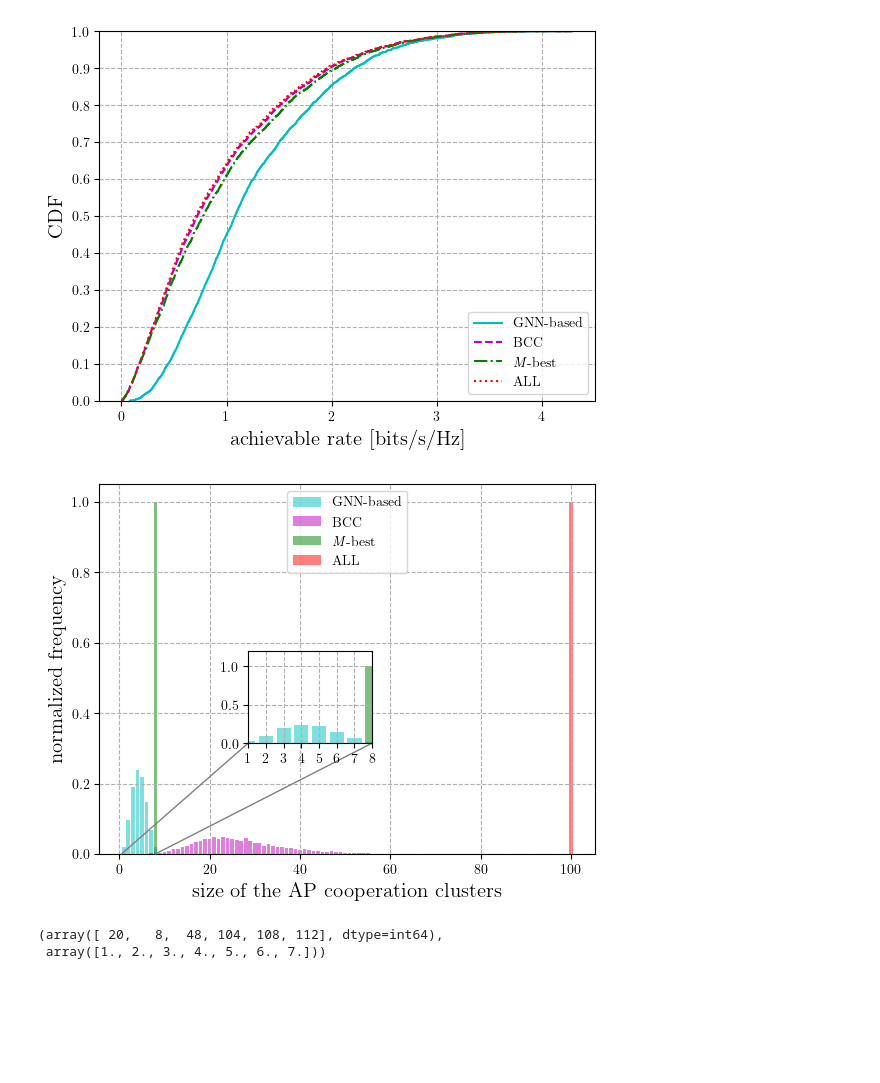
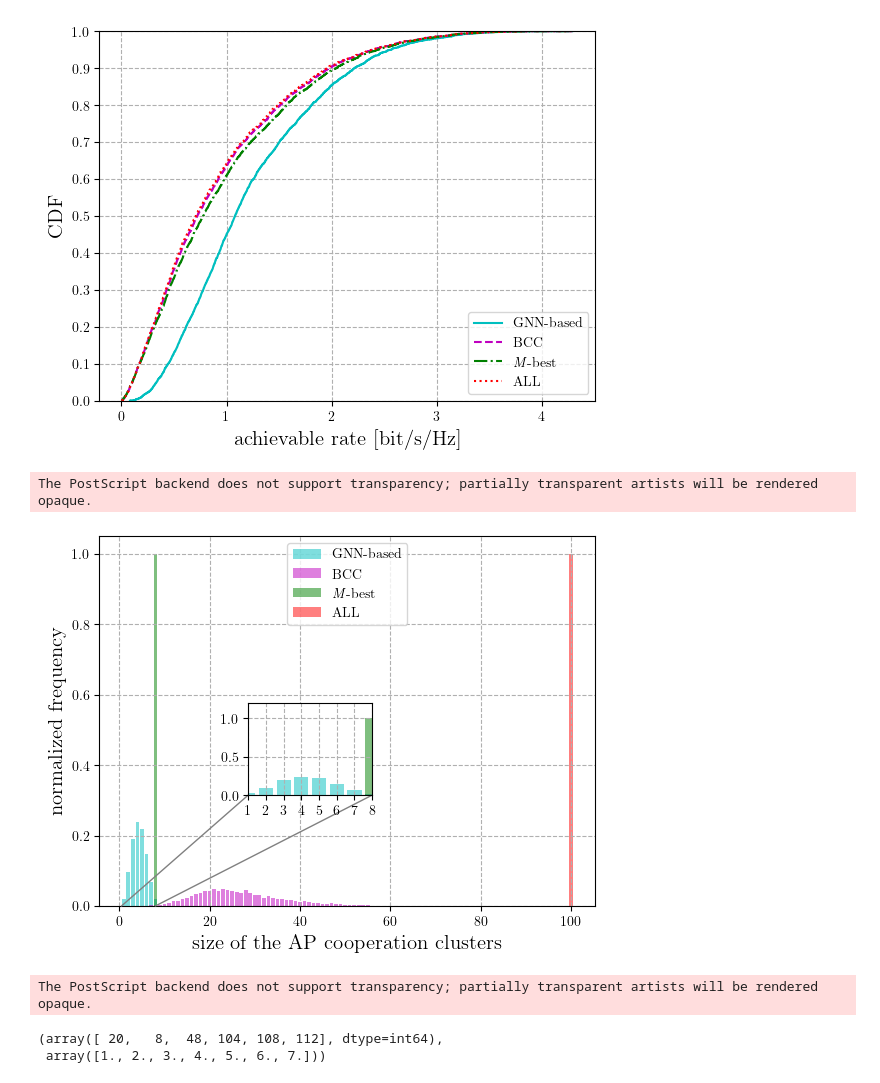
Before and after one commit to DarielPereira/GNNs_PilotsAP, a Jupyter notebook: GRAPHS_heuristics/Graph_SEs_CDF_APassignment.ipynb, the cells around one changed output. Saved outputs shown, nothing was run; the diff lists cells and outputs as text; code cells hidden in the pictures; blank space fills up the shorter version.

```diff
--- a/GRAPHS_heuristics/Graph_SEs_CDF_APassignment.ipynb
+++ b/GRAPHS_heuristics/Graph_SEs_CDF_APassignment.ipynb
@@ -6,48 +6,39 @@ from functionsUtils import load_results
 plt.rc('text', usetex=True)
 plt.rc('font', family='Times New Roman')
 # %%
-# results = load_results('VARIABLES_SAVED/SE_CDF_Comb_MR_NbrSetups_100_20250103_231841_BPA_Graph.pkl')
-#
-# Graph = results['Graph'][:]
-# BPA = results['BPA'][:]
-#
-# results = load_results('VARIABLES_SAVED/SE_CDF_Comb_MR_NbrSetups_100_20250104_143837_I_best.pkl')
-#
-# results = load_results('VARIABLES_SAVED/SE_CDF_Comb_MR_NbrSetups_10_20250103_221225.pkl')
-# I_best = results['I_best'][:]
-
 results = load_results('VARIABLES_SAVED/SE_CDF_Comb_MR_NbrSetups_50_20250104_190050.pkl')
 
 Graph = results['Graph'][0][:]
 BPA = results['BPA'][0][:]
 I_best = results['I_best'][0][:]
 ALL = results['ALL'][0][:]
 
 
 
 
 fig, ax = plt.subplots()
 plt.grid(visible = True, linestyle='--')
 
 plt.ecdf(Graph, label="GNN-based", color='c')
 plt.ecdf(BPA, label="BCC", color='m', linestyle='--')
 plt.ecdf(I_best, label=r"\textit{M}-best", color='g', linestyle='-.')
 plt.ecdf(ALL, label="ALL", color='r', linestyle=':')
 
 plt.yticks(np.arange(0, 1.10, step=0.1))
 #
-plt.xlabel(r'achievable rate [bits/s/Hz]', size=15)
+plt.xlabel(r'achievable rate [bit/s/Hz]', size=15)
 plt.ylabel(r'CDF', size=15)
 #
 plt.legend(fontsize=10, loc='lower right')
 plt.draw()
 plt.show()
 
-image_format = 'pdf' # e.g .png, .svg, etc.
-image_name = 'SEs_CDF_APassignment.pdf'
+image_format = 'eps' # e.g .png, .svg, etc.
+image_name = 'SEs_CDF_APassignment.eps'
 fig.savefig(image_name, format=image_format, dpi=400)
 # %% [output]
-[figure, old version]
+[figure, new version]
+The PostScript backend does not support transparency; partially transparent artists will be rendered opaque.
 # %%
 import matplotlib.pyplot as plt
 import numpy as np
@@ -109,11 +100,12 @@ axins.add_artist(con2)
 
 plt.show()
 
-image_format = 'pdf'  # e.g .png, .svg, etc.
-image_name = 'Histogram_APassignment.pdf'
+image_format = 'eps'  # e.g .png, .svg, etc.
+image_name = 'Histogram_APassignment.eps'
 fig.savefig(image_name, format=image_format, dpi=400)
 # %% [output]
 [figure]
+The PostScript backend does not support transparency; partially transparent artists will be rendered opaque.
 # %%
 np.histogram(DCC_nbrServingAPs, bins=6)
 # %% [output]
```
Also changed, not shown: 50 other files.
